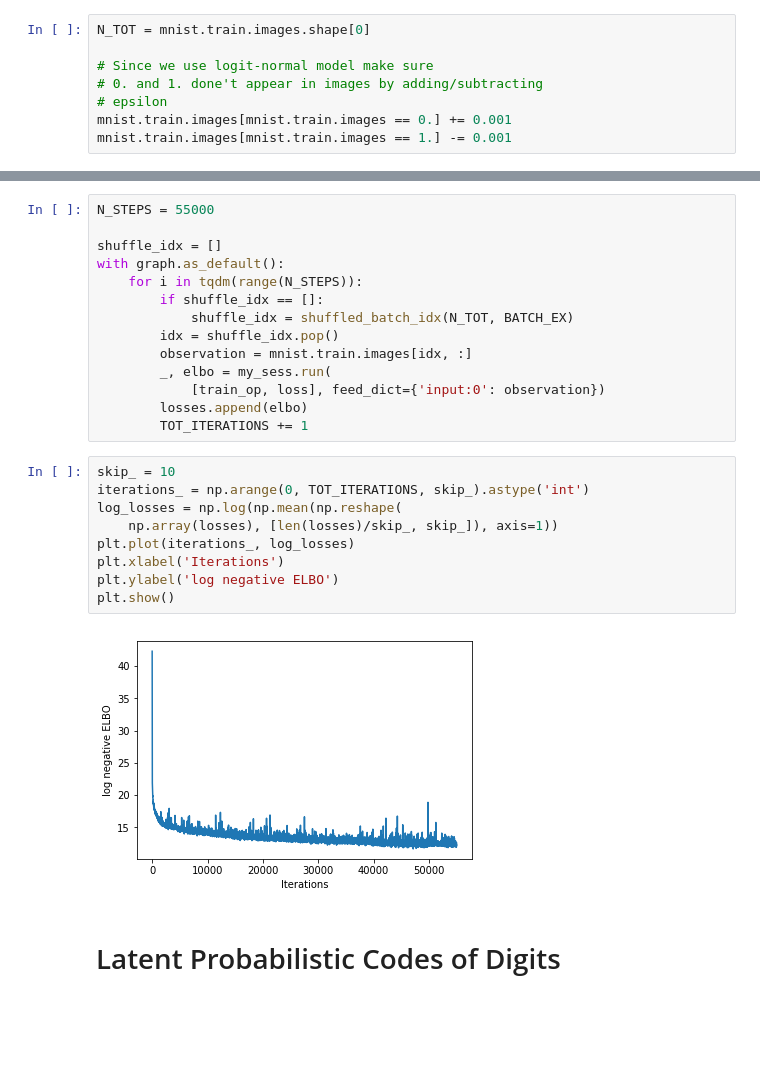
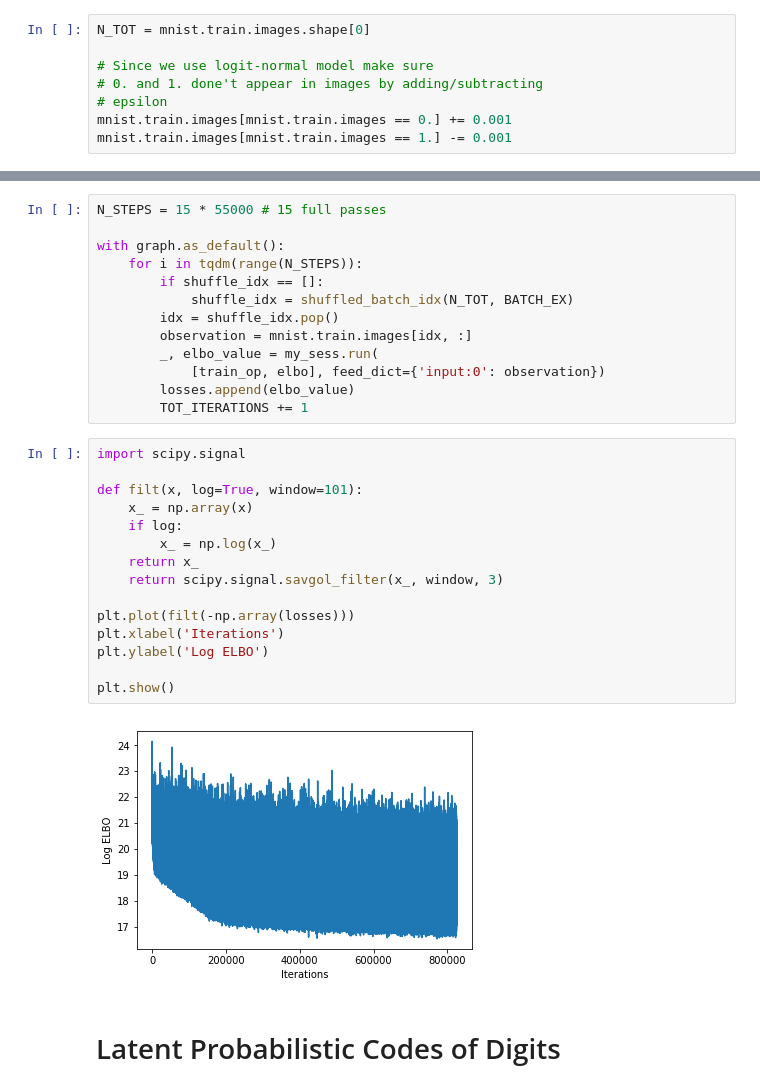
Before and after one commit to hooshmandshr/DeepGenerativeModels, a Jupyter notebook: src/generative/Full_NF_variational_auto_encoder.ipynb, the cells around one changed output, grey strips where cells are left out. Cells and saved outputs as stored; diff of their text form; blank space fills up the shorter version.

```diff
--- a/src/generative/Full_NF_variational_auto_encoder.ipynb
+++ b/src/generative/Full_NF_variational_auto_encoder.ipynb
@@ -105,28 +101,33 @@ TOT_ITERATIONS = 0
 # %%
-N_STEPS = 55000
+N_STEPS = 15 * 55000 # 15 full passes
 
-shuffle_idx = []
 with graph.as_default():
     for i in tqdm(range(N_STEPS)):
         if shuffle_idx == []:
             shuffle_idx = shuffled_batch_idx(N_TOT, BATCH_EX)
         idx = shuffle_idx.pop()
         observation = mnist.train.images[idx, :]
-        _, elbo = my_sess.run(
-            [train_op, loss], feed_dict={'input:0': observation})
-        losses.append(elbo)
+        _, elbo_value = my_sess.run(
+            [train_op, elbo], feed_dict={'input:0': observation})
+        losses.append(elbo_value)
         TOT_ITERATIONS += 1
-# %%
-skip_ = 10
-iterations_ = np.arange(0, TOT_ITERATIONS, skip_).astype('int')
-log_losses = np.log(np.mean(np.reshape(
-    np.array(losses), [len(losses)/skip_, skip_]), axis=1))
-plt.plot(iterations_, log_losses)
-plt.xlabel('Iterations')
-plt.ylabel('log negative ELBO')
-plt.show()
-# %% [output]
-[figure, removed]
+# %%
+import scipy.signal
+
+def filt(x, log=True, window=101):
+    x_ = np.array(x)
+    if log:
+        x_ = np.log(x_)
+    return x_
+    return scipy.signal.savgol_filter(x_, window, 3)
+
+plt.plot(filt(-np.array(losses)))
+plt.xlabel('Iterations')
+plt.ylabel('Log ELBO')
+
+plt.show()
+# %% [output]
+[figure, added]
 # %% [markdown]
 # Latent Probabilistic Codes of Digits
 # %%
```
Also changed, not shown: parts of 10 cells of this notebook, 1 other file.
